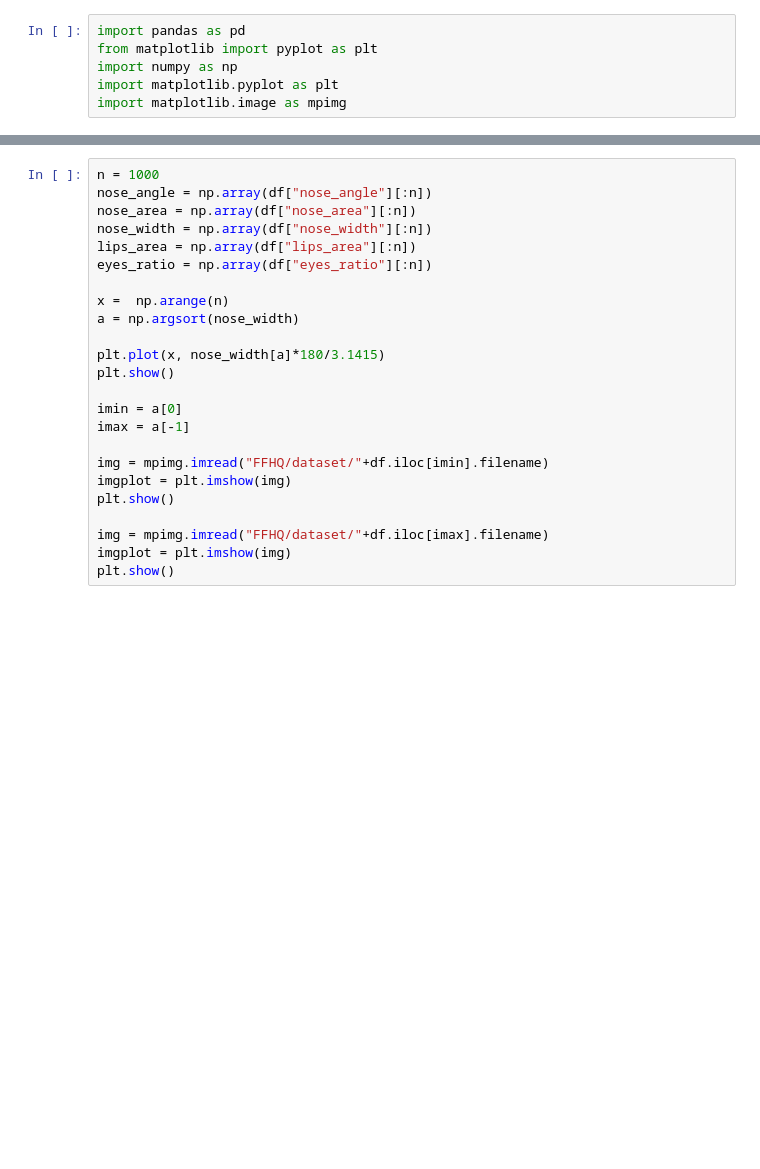
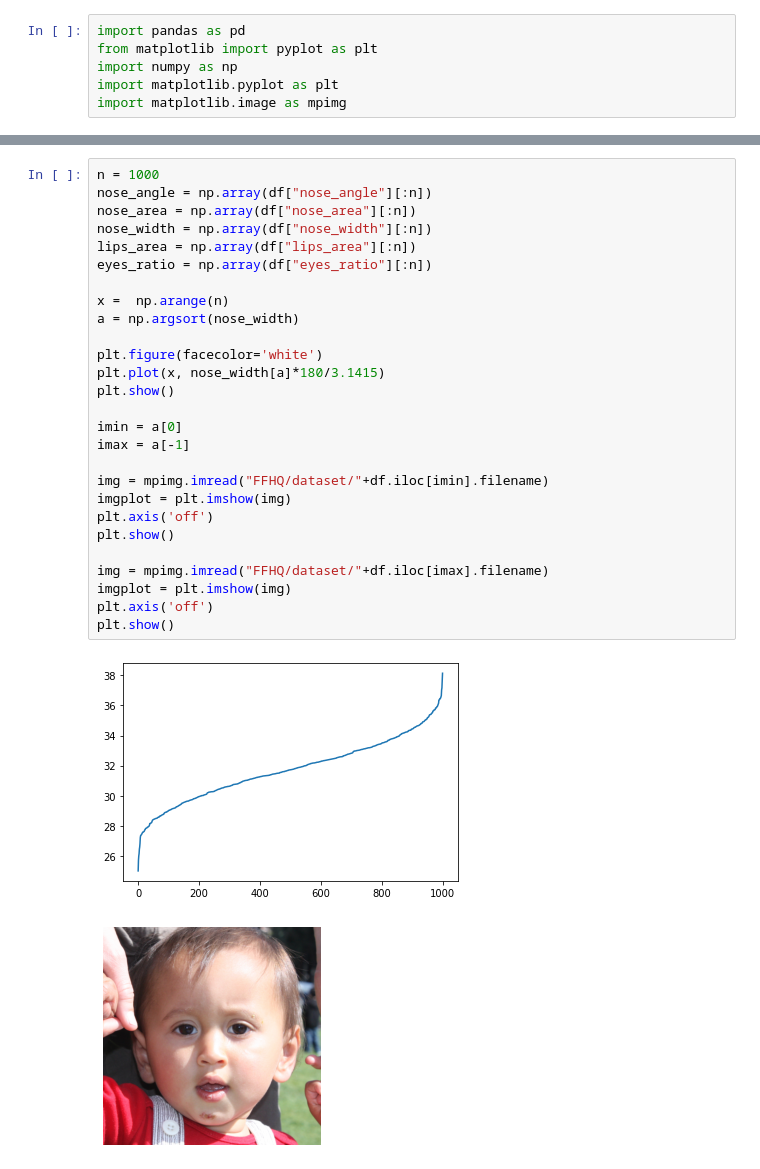
Before and after one commit to pauldubois98/Transfer-Learning_Competition, a Jupyter notebook: data/analysis.ipynb, the cells around one changed output, grey strips where cells are left out. Saved outputs shown, nothing was run; the diff lists cells and outputs as text; blank space fills up the shorter version.

```diff
--- a/data/analysis.ipynb
+++ b/data/analysis.ipynb
@@ -14,24 +14,30 @@ Index(['id', 'filename', 'nose_angle', 'nose_area', 'nose_width', 'lips_area',
 # %%
 n = 1000
 nose_angle = np.array(df["nose_angle"][:n])
 nose_area = np.array(df["nose_area"][:n])
 nose_width = np.array(df["nose_width"][:n])
 lips_area = np.array(df["lips_area"][:n])
 eyes_ratio = np.array(df["eyes_ratio"][:n])
 
 x =  np.arange(n)
 a = np.argsort(nose_width)
 
+plt.figure(facecolor='white')
 plt.plot(x, nose_width[a]*180/3.1415)
 plt.show()
 
 imin = a[0]
 imax = a[-1]
 
 img = mpimg.imread("FFHQ/dataset/"+df.iloc[imin].filename)
 imgplot = plt.imshow(img)
+plt.axis('off')
 plt.show()
 
 img = mpimg.imread("FFHQ/dataset/"+df.iloc[imax].filename)
 imgplot = plt.imshow(img)
+plt.axis('off')
 plt.show()
+# %% [output]
+[figure, added]
+[figure, added]
```
Also changed, not shown: parts of 3 cells of this notebook, 5 other files.
